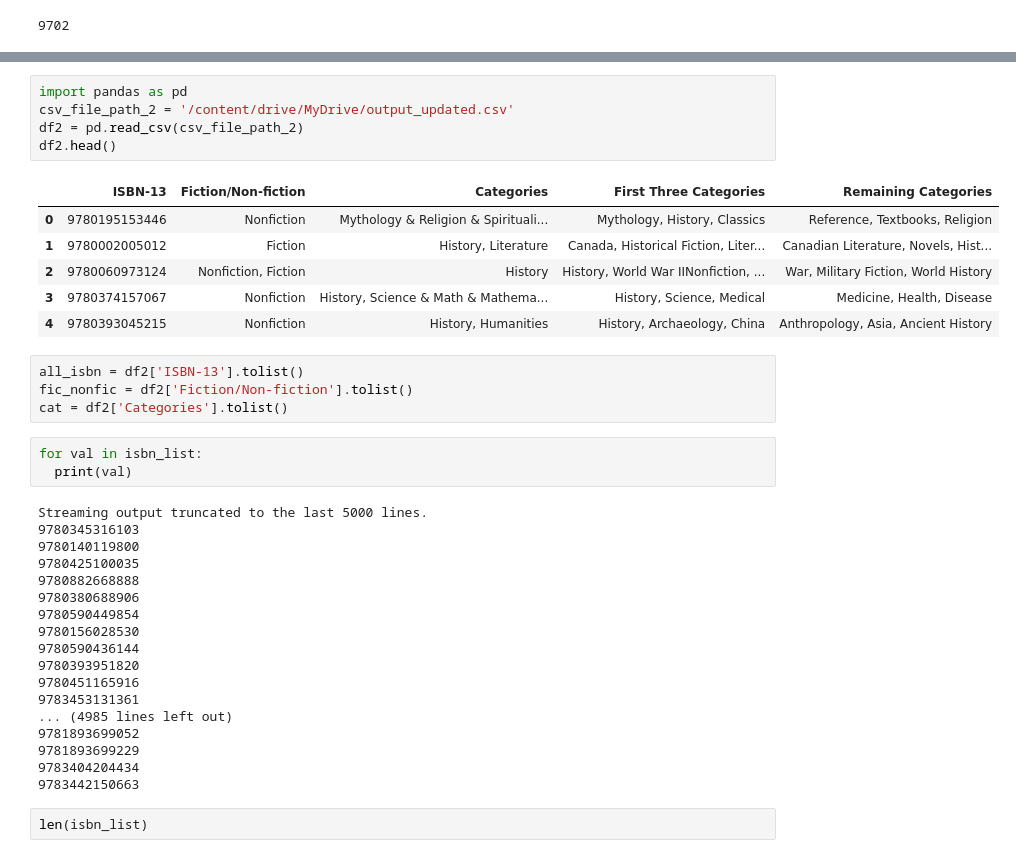
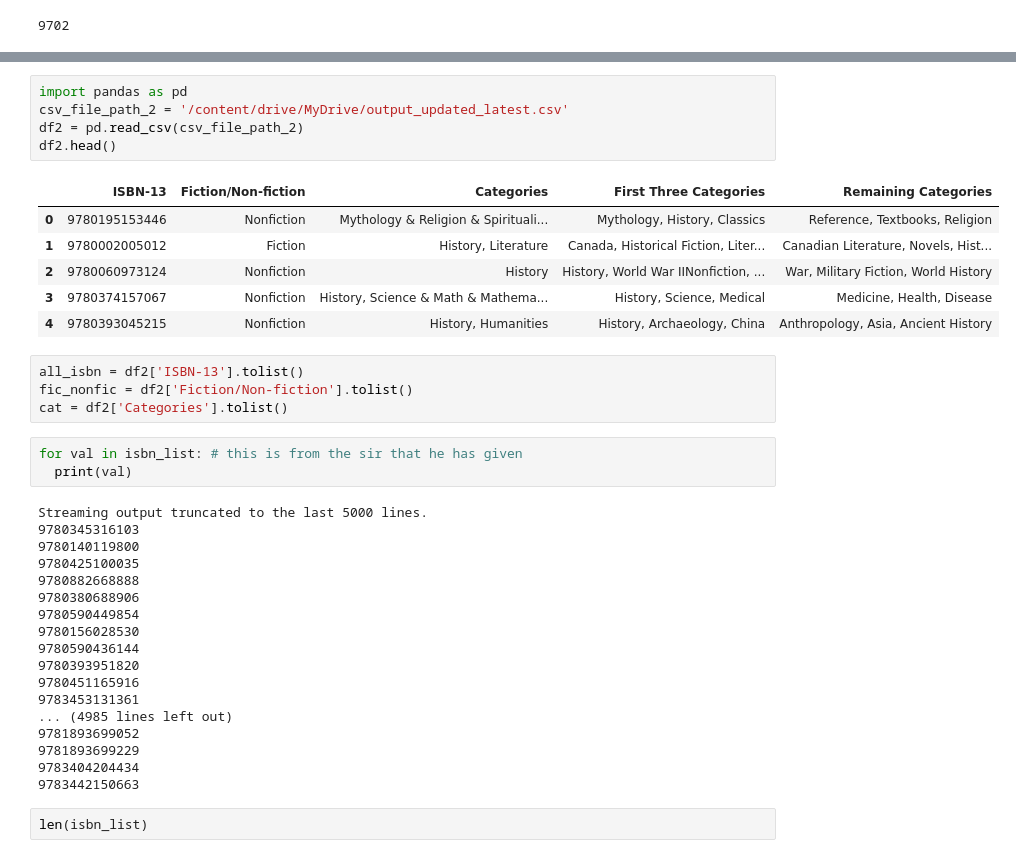
Before and after one commit to ayush572/Final_Year_Internship_Work, a Jupyter notebook: Complete_Data_processing_IIT_Indore_Internship.ipynb, the cells around one changed output, grey strips where cells are left out. Drawn from its saved outputs; the diff is of its cells as text.

```diff
--- a/Complete_Data_processing_IIT_Indore_Internship.ipynb
+++ b/Complete_Data_processing_IIT_Indore_Internship.ipynb
@@ -61,14 +471,14 @@ isbn_list
  ...]
 # %%
 import pandas as pd
-csv_file_path_2 = '/content/drive/MyDrive/output_updated.csv'
+csv_file_path_2 = '/content/drive/MyDrive/output_updated_latest.csv'
 df2 = pd.read_csv(csv_file_path_2)
 df2.head()
 # %% [output]
 |  | ISBN-13 | Fiction/Non-fiction | Categories | First Three Categories | Remaining Categories |
 | 0 | 9780195153446 | Nonfiction | Mythology & Religion & Spirituali... | Mythology, History, Classics | Reference, Textbooks, Religion |
 | 1 | 9780002005012 | Fiction | History, Literature | Canada, Historical Fiction, Liter... | Canadian Literature, Novels, Hist... |
-| 2 | 9780060973124 | Nonfiction, Fiction | History | History, World War IINonfiction, ... | War, Military Fiction, World History |
+| 2 | 9780060973124 | Nonfiction | History | History, World War IINonfiction, ... | War, Military Fiction, World History |
 | 3 | 9780374157067 | Nonfiction | History, Science & Math & Mathema... | History, Science, Medical | Medicine, Health, Disease |
 | 4 | 9780393045215 | Nonfiction | History, Humanities | History, Archaeology, China | Anthropology, Asia, Ancient History |
 # %%
@@ -76,7 +486,7 @@ all_isbn = df2['ISBN-13'].tolist()
 fic_nonfic = df2['Fiction/Non-fiction'].tolist()
 cat = df2['Categories'].tolist()
 # %%
-for val in isbn_list:
+for val in isbn_list: # this is from the sir that he has given
   print(val)
 # %% [output]
 Streaming output truncated to the last 5000 lines.
```
Also changed, not shown: parts of 92 cells of this notebook.
